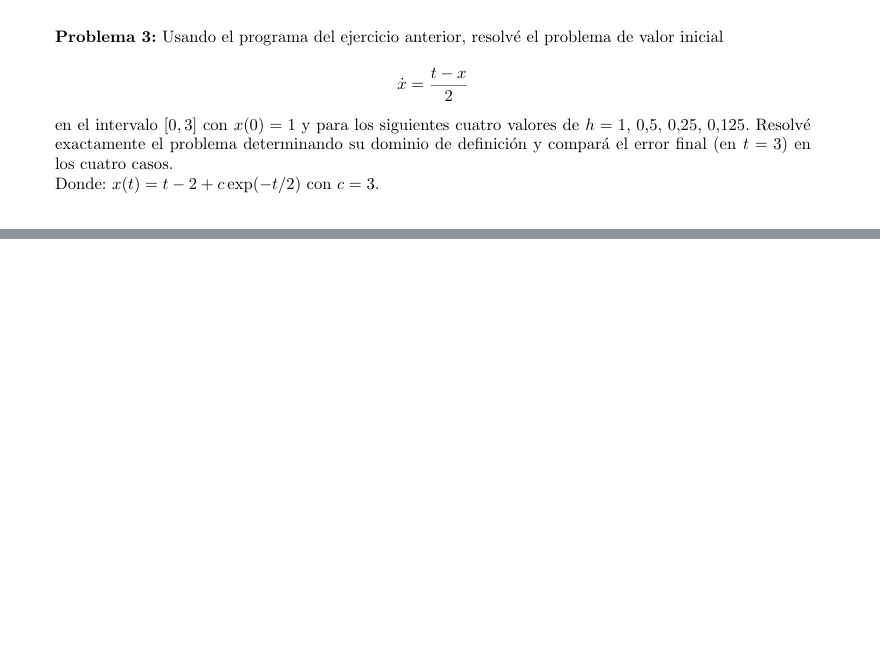
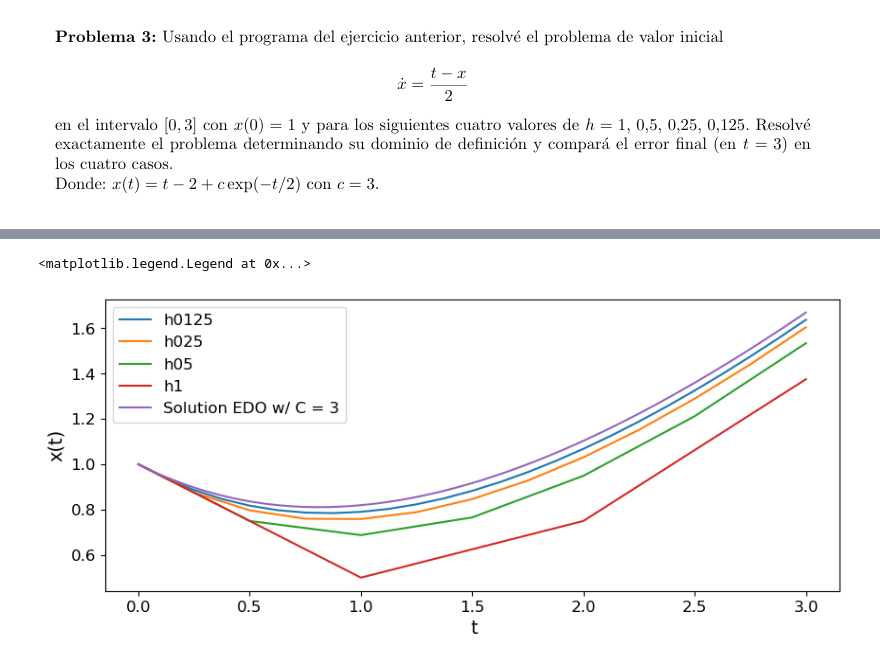
Before and after one commit to francobarrionuevoenv21/MAIE_devs_pub, a Jupyter notebook: MetodosNumericos/TP3_EDO/TP3_EDOs_Python.ipynb, the cells around one changed output, grey strips where cells are left out. Cells and saved outputs as stored; diff of their text form; code cells hidden in the pictures; blank space fills up the shorter version.

```diff
--- a/MetodosNumericos/TP3_EDO/TP3_EDOs_Python.ipynb
+++ b/MetodosNumericos/TP3_EDO/TP3_EDOs_Python.ipynb
@@ -21,0 +68,28 @@ $N = N_{0}e^{\alpha t + C}$ <br>
+# %%
+# Compare with the provided solution
+
+# Define a function to compute the solution for different C
+def sol_edo(t_array, C):
+    return (t_array-2)+C*np.exp(-t_array/2)
+
+# Compute the solution for C = 3
+t_array = np.linspace(0, 3, 100)
+
+x_sol = sol_edo(t_array, 3)
+# %%
+# Plot Euler method results & provided EDO solution with C = 3
+fig, ax = plt.subplots(figsize=(10, 4))
+
+for h in h_steps:
+    ax.plot(dict_t[h], dict_x[h], label = h)
+
+ax.plot(t_array, x_sol, label = 'Solution EDO w/ C = 3')
+
+ax.set_ylabel(r'x(t)', fontsize = 14)
+ax.tick_params(axis='y', labelsize=12)
+ax.set_xlabel(r' t', fontsize = 14)
+ax.tick_params(axis='x', labelsize=12)
+ax.legend(fontsize=12)
+# %% [output]
+<matplotlib.legend.Legend at 0x...>
+[figure, added]
```
Also changed, not shown: parts of 19 cells of this notebook.
